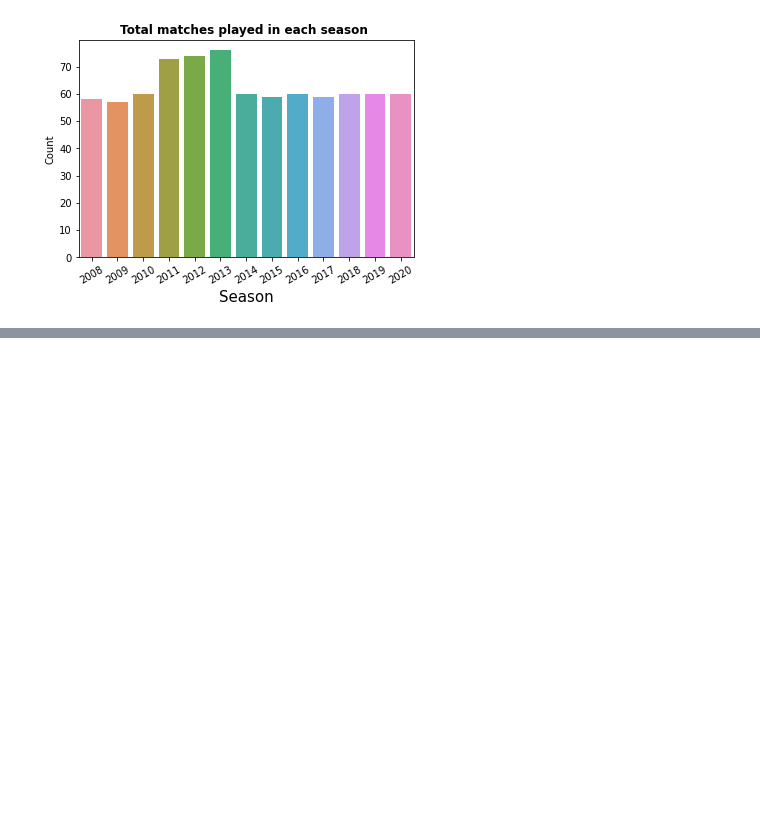
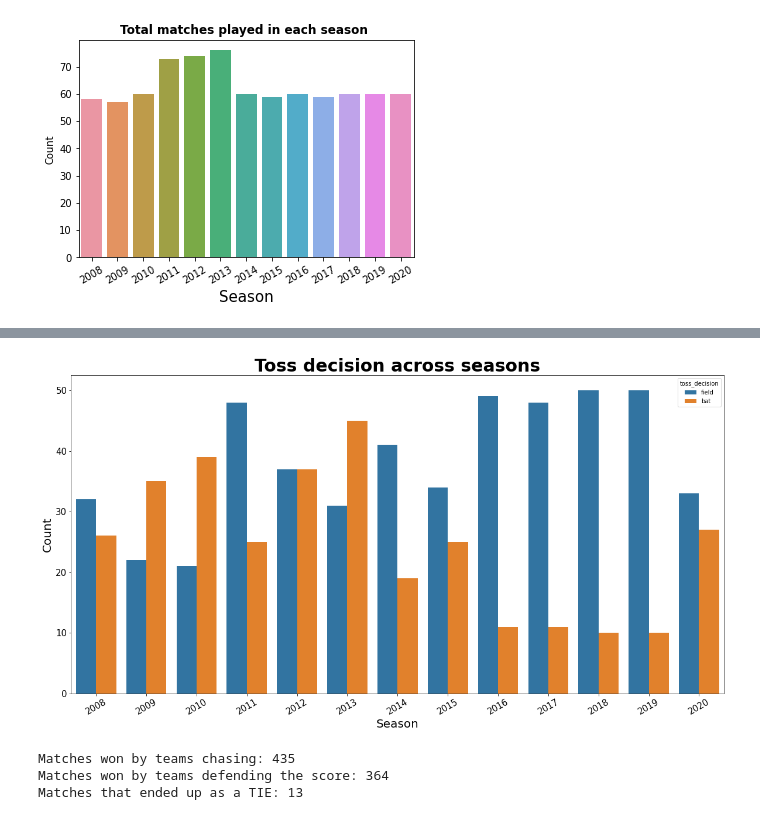
Before and after one commit to grokebloke/IPL-analyzer, a Jupyter notebook: notebook/IPL analyzer.ipynb, the cells around one changed output, grey strips where cells are left out. Saved outputs shown, nothing was run; the diff lists cells and outputs as text; code cells hidden in the pictures; blank space fills up the shorter version.

```diff
--- a/notebook/IPL analyzer.ipynb
+++ b/notebook/IPL analyzer.ipynb
@@ -74,0 +157,22 @@ Index(['Delhi Daredevils', 'Deccan Chargers', 'Royal Challengers Bangalore',
+# %%
+ax = plt.axes
+plt.figure(figsize=(20,10))
+sns.countplot(x = 'Season', hue = 'toss_decision',data = match_data)
+sns.set_context("notebook",font_scale = 1.5)
+plt.xticks(rotation = 30,fontsize = '15')
+plt.yticks(fontsize = '15')
+plt.xlabel('Season',fontsize = '20')
+plt.ylabel('Count',fontsize = '20')
+plt.title('Toss decision across seasons',fontsize = '30',fontweight = 'bold')
+plt.show()
+# %% [output]
+[figure, added]
+# %%
+results = match_data['result'].value_counts()
+print("Matches won by teams chasing:",results[0])
+print("Matches won by teams defending the score:",results[1])
+print("Matches that ended up as a TIE:",results[2])
+# %% [output]
+Matches won by teams chasing: 435
+Matches won by teams defending the score: 364
+Matches that ended up as a TIE: 13
```
Also changed, not shown: parts of 17 cells of this notebook.
